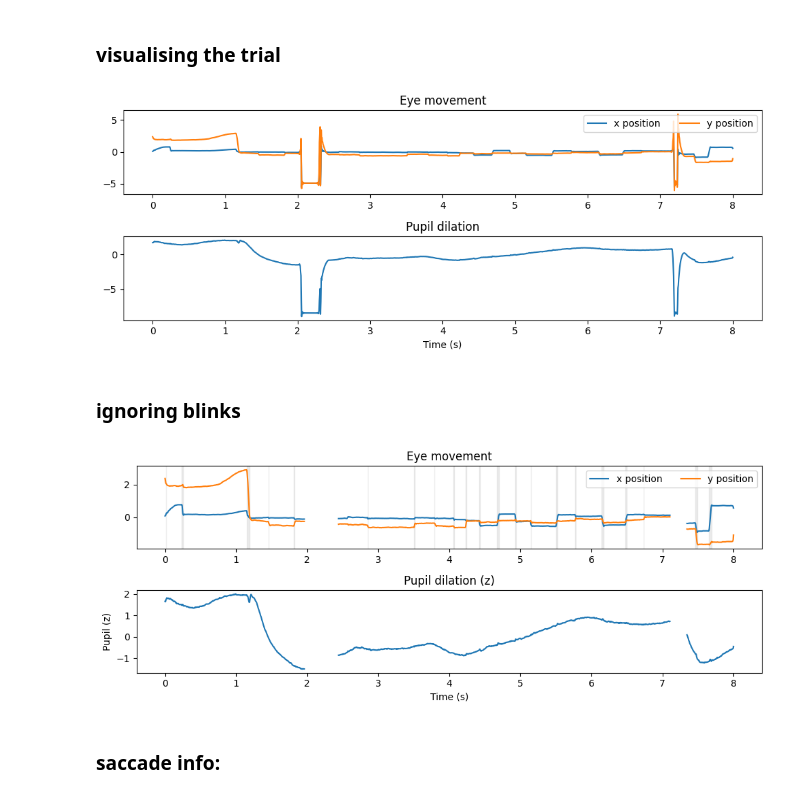
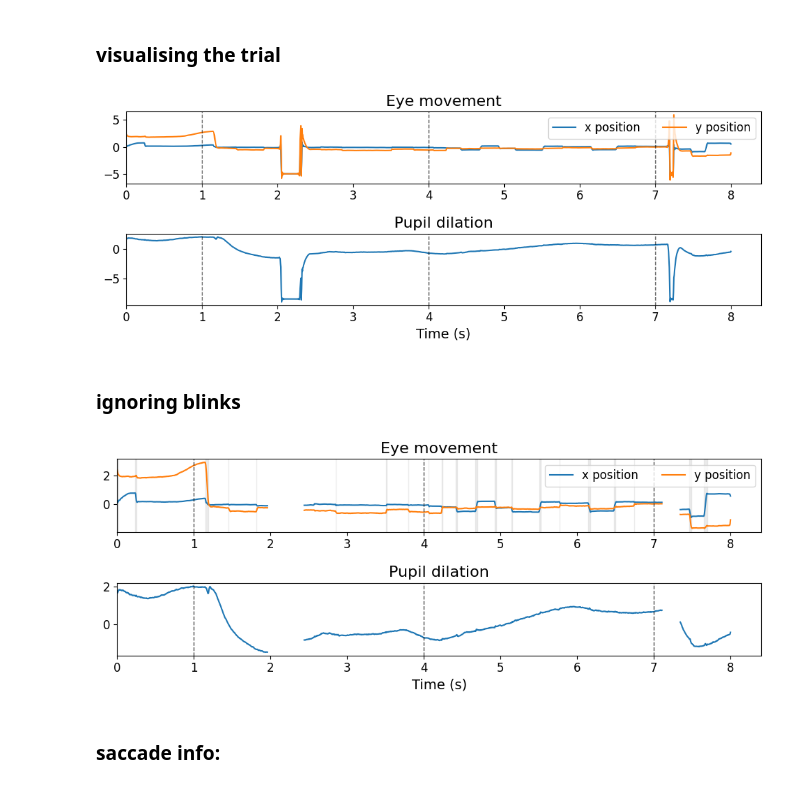
Before and after one commit to anjisuri/lab-project, a Jupyter notebook: blinks.ipynb, the cells around one changed output. Drawn from its saved outputs; the diff is of its cells as text; code cells hidden in the pictures.

```diff
--- a/blinks.ipynb
+++ b/blinks.ipynb
@@ -72,13 +82,20 @@ plt.show()
 blink_mask = df['pupil_z'] < -2.0 # True = blink, False = valid (z threshold)
 blink_mask = ndimage.binary_dilation(blink_mask, iterations=15)
 time = np.arange(samples) / fs
+
+t_fix_start, t_fix_end, t_cue_end = 1.0, 4.0, 7.0
 
 plt.figure(figsize=(10,2))
 
 blink_p = np.where(blink_mask, df['pupil_z'], np.nan)  # non-blink points become gaps
 plt.plot(time, df['pupil_z'], color='blue', label='valid', lw = 0.5)
 plt.plot(time, blink_p, color='red', label='blink')
+for tline in (t_fix_start, t_fix_end, t_cue_end):
+    plt.axvline(tline, color='k', linestyle='--', linewidth=1.0, alpha=0.7)
 
+plt.axhline(y=-2, color='r', linestyle = '--', linewidth=1.0, alpha=0.7)
+
+plt.xlim(left=0)
 plt.title('Pupil dilation')
 plt.legend()
 plt.tight_layout()
@@ -89,22 +106,27 @@ plt.show()
 ### visualising the trial
 # %%
 plt.figure(figsize = (10,4))
-plt.subplot(2,1,1)
-plt.plot(time, df['x'], label = 'x position')
-plt.subplot(2,1,1)
-plt.plot(time, df['y'], label = 'y position')
-plt.legend(loc = 'upper right', ncol = 2)
-plt.title('Eye movement')
+ax1 = plt.subplot(2,1,1)
+ax1.plot(time, df['x'], label = 'x position')
+ax1.plot(time, df['y'], label = 'y position')
+for tline in (1.0, 4.0, 7.0):
+    ax1.axvline(tline, color='k', linestyle='--', linewidth=1.0, alpha=0.7)
+ax1.set_xlim(left=0)
+ax1.legend(loc = 'upper right', ncol = 2)
+ax1.set_title('Eye movement')
 
-plt.subplot(2,1,2)
-plt.title('Pupil dilation')
-plt.plot(time, df['pupil_z'])
-plt.xlabel('Time (s)')
+ax2 = plt.subplot(2,1,2)
+ax2.set_title('Pupil dilation')
+ax2.plot(time, df['pupil_z'])
+for tline in (1.0, 4.0, 7.0):
+    ax2.axvline(tline, color='k', linestyle='--', linewidth=1.0, alpha=0.7)
+ax2.set_xlim(left=0)
+ax2.set_xlabel('Time (s)')
 plt.tight_layout()
 
 plt.show()
 # %% [output]
-[figure, old version]
+[figure, new version]
 # %% [markdown]
 ### ignoring blinks
 # %%
@@ -128,36 +150,43 @@ else:
 raw = speed_z > thr_z
 saccades = ndimage.binary_dilation(raw, iterations=iters)
 saccades = ndimage.binary_erosion(saccades, iterations=iters)
 labelled, _ = ndimage.label(saccades.astype(np.uint8))
 regions = ndimage.find_objects(labelled)
 time_speed = np.arange(len(speed)) / fs
 
+t_fix_start, t_fix_end, t_cue_end = 1.0, 4.0, 7.0
+
 plt.figure(figsize = (10,4))
 ax1 = plt.subplot(2,1,1)
 
 # shade detected saccades in the background (panel C, first graph)
 for r in regions:
     if r is None:
         continue
     start = r[0].start
     stop = r[0].stop
     ax1.axvspan(time_speed[start], time_speed[max(start, stop - 1)], color='0.85', alpha=0.5, zorder=0)
 
 ax1.plot(time, df_clean['x'], label = 'x position')
 ax1.plot(time, df_clean['y'], label = 'y position')
+for tline in (t_fix_start, t_fix_end, t_cue_end):
+    ax1.axvline(tline, color='k', linestyle='--', linewidth=1.0, alpha=0.7)
+ax1.set_xlim(left=0)
 ax1.legend(loc = 'upper right', ncol = 2)
 ax1.set_title('Eye movement')
 
 ax2 = plt.subplot(2,1,2)
-ax2.set_title('Pupil dilation (z)')
+ax2.set_title('Pupil dilation')
 ax2.plot(time, df_clean['pupil_z'])
-ax2.set_ylabel('Pupil (z)')
+for tline in (t_fix_start, t_fix_end, t_cue_end):
+    ax2.axvline(tline, color='k', linestyle='--', linewidth=1.0, alpha=0.7)
+ax2.set_xlim(left=0)
 ax2.set_xlabel('Time (s)')
 plt.tight_layout()
 
 plt.show()
 # %% [output]
-[figure, old version]
+[figure, new version]
 # %% [markdown]
 ### saccade info:
 # %%
```
Also changed, not shown: parts of 4 cells of this notebook.
